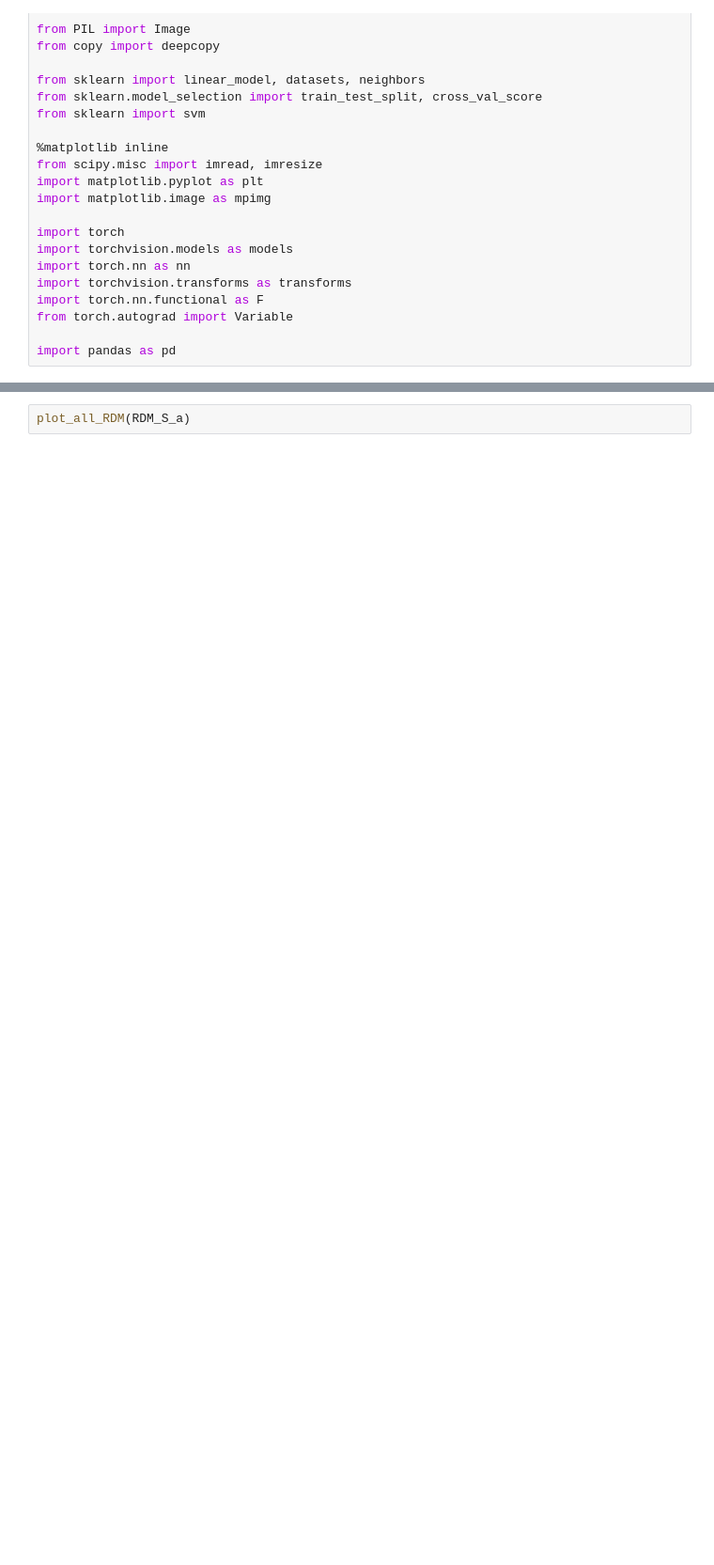
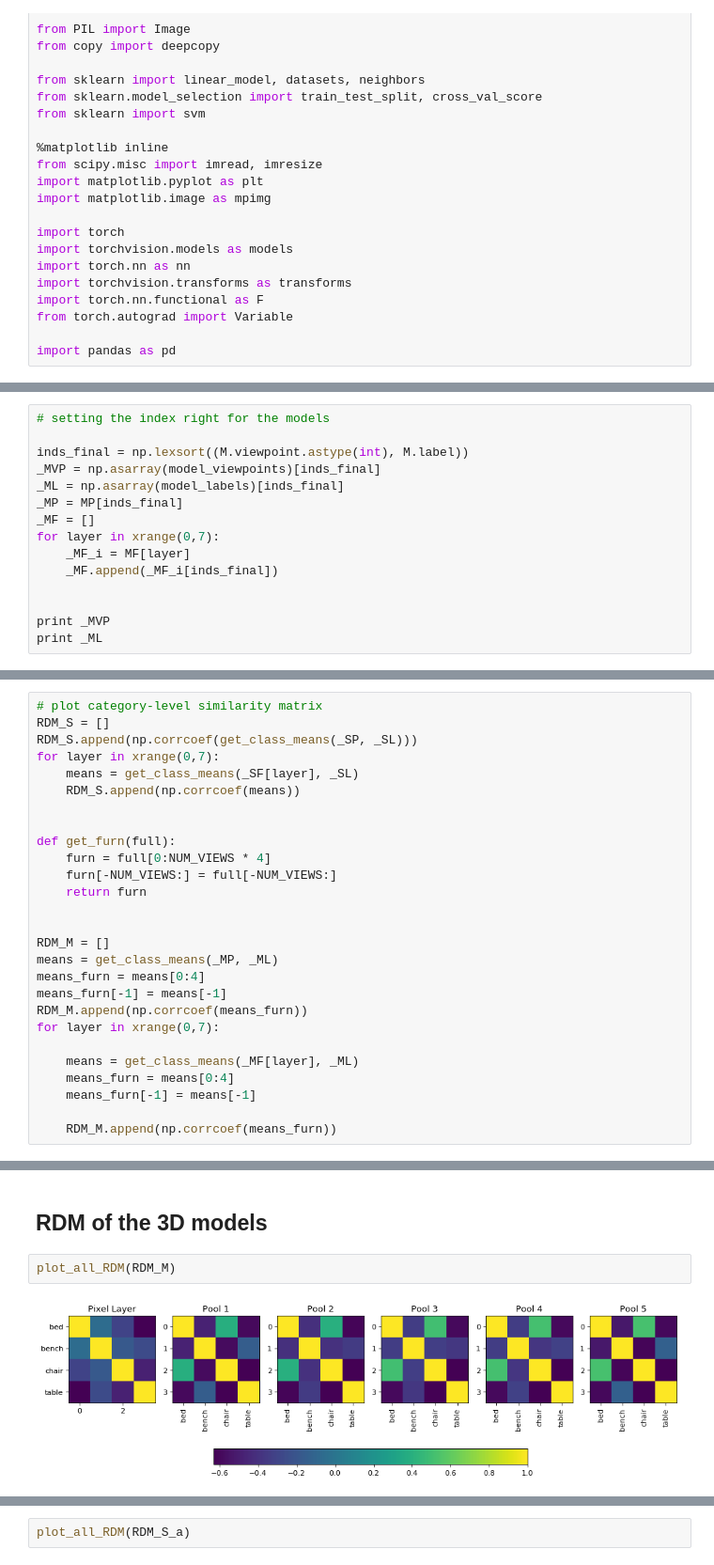
Before and after one commit to judithfan/sketchfeat, a Jupyter notebook: Sketch_3D model analysis_pytorch.ipynb, the cells around one changed output, grey strips where cells are left out. Shown at 94% size. Cells and saved outputs as stored; diff of their text form; blank space fills up the shorter version.

```diff
--- a/Sketch_3D model analysis_pytorch.ipynb
+++ b/Sketch_3D model analysis_pytorch.ipynb
@@ -258,0 +257,15 @@ for layer in xrange(0,7):
+# %%
+# setting the index right for the models
+
+inds_final = np.lexsort((M.viewpoint.astype(int), M.label))
+_MVP = np.asarray(model_viewpoints)[inds_final]
+_ML = np.asarray(model_labels)[inds_final]
+_MP = MP[inds_final]
+_MF = []
+for layer in xrange(0,7):
+    _MF_i = MF[layer]
+    _MF.append(_MF_i[inds_final])
+
+
+print _MVP
+print _ML
@@ -258,0 +290,27 @@ for layer in xrange(0,7):
+# %%
+# plot category-level similarity matrix
+RDM_S = []
+RDM_S.append(np.corrcoef(get_class_means(_SP, _SL)))
+for layer in xrange(0,7):
+    means = get_class_means(_SF[layer], _SL)
+    RDM_S.append(np.corrcoef(means))
+
+
+def get_furn(full):
+    furn = full[0:NUM_VIEWS * 4]
+    furn[-NUM_VIEWS:] = full[-NUM_VIEWS:]
+    return furn
+
+
+RDM_M = []
+means = get_class_means(_MP, _ML)
+means_furn = means[0:4]
+means_furn[-1] = means[-1]
+RDM_M.append(np.corrcoef(means_furn))
+for layer in xrange(0,7):
+
+    means = get_class_means(_MF[layer], _ML)
+    means_furn = means[0:4]
+    means_furn[-1] = means[-1]
+
+    RDM_M.append(np.corrcoef(means_furn))
@@ -258,0 +371,6 @@ for layer in xrange(0,7):
+# %% [markdown]
+## RDM of the 3D models
+# %%
+plot_all_RDM(RDM_M)
+# %% [output]
+[figure, added]
```
Also changed, not shown: parts of 56 cells of this notebook.
